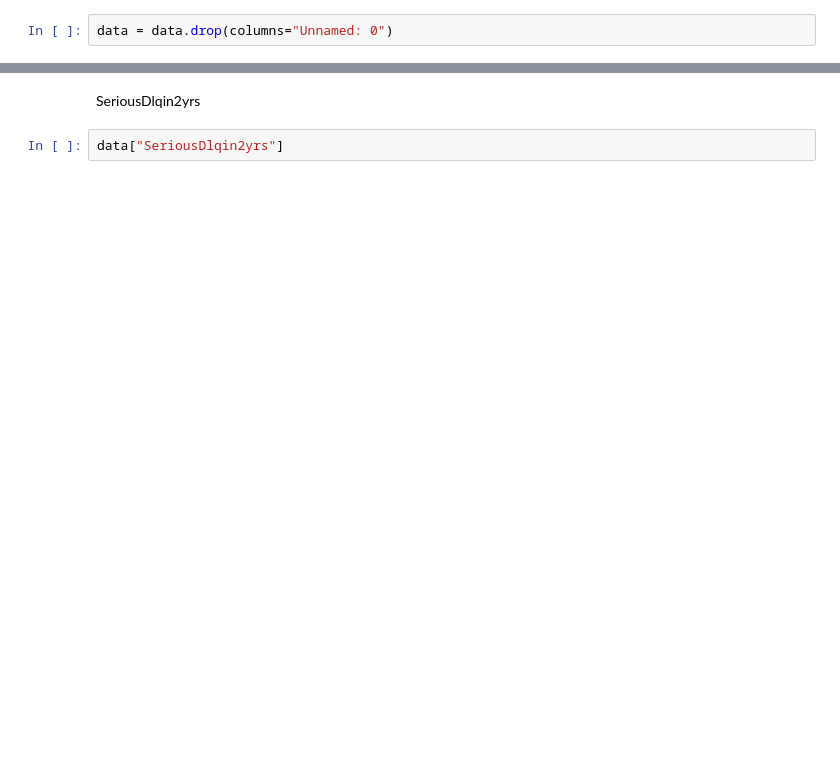
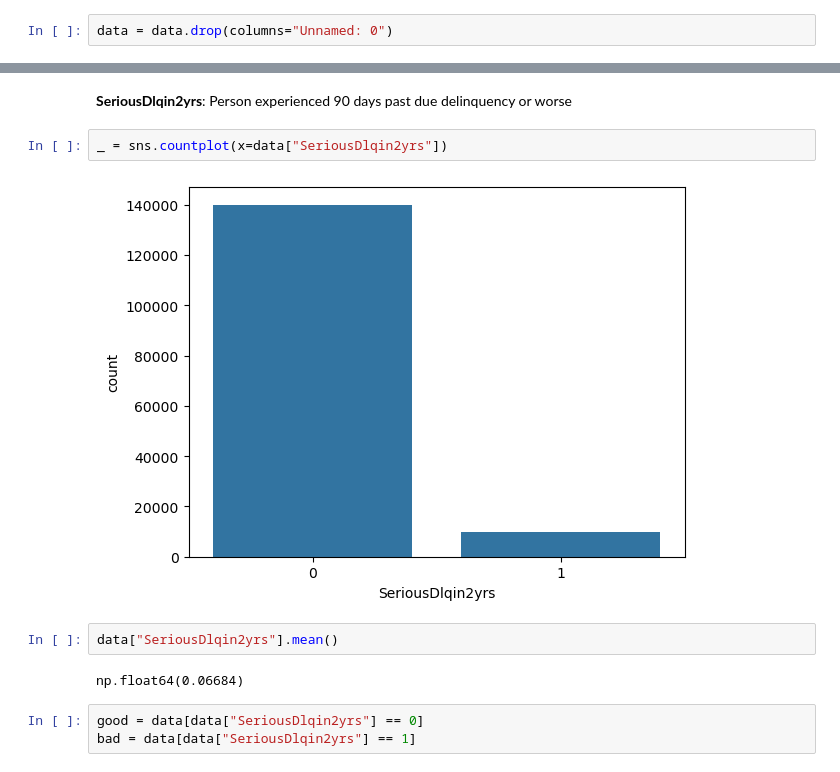
Before and after one commit to ivankching/storytelling, a Jupyter notebook: Give Me Some Credit - credit scoring/eda.ipynb, the cells around one changed output, grey strips where cells are left out. Drawn from its saved outputs; the diff is of its cells as text; blank space fills up the shorter version.

```diff
--- a/Give Me Some Credit - credit scoring/eda.ipynb
+++ b/Give Me Some Credit - credit scoring/eda.ipynb
@@ -54,4 +65,13 @@ viz.correlation_heatmap(data)
 # %% [markdown]
-SeriousDlqin2yrs
+**SeriousDlqin2yrs**: Person experienced 90 days past due delinquency or worse
-# %%
-data["SeriousDlqin2yrs"]
+# %%
+_ = sns.countplot(x=data["SeriousDlqin2yrs"])
+# %% [output]
+[figure, added]
+# %%
+data["SeriousDlqin2yrs"].mean()
+# %% [output]
+np.float64(0.06684)
+# %%
+good = data[data["SeriousDlqin2yrs"] == 0]
+bad = data[data["SeriousDlqin2yrs"] == 1]
```
Also changed, not shown: parts of 118 cells of this notebook.
